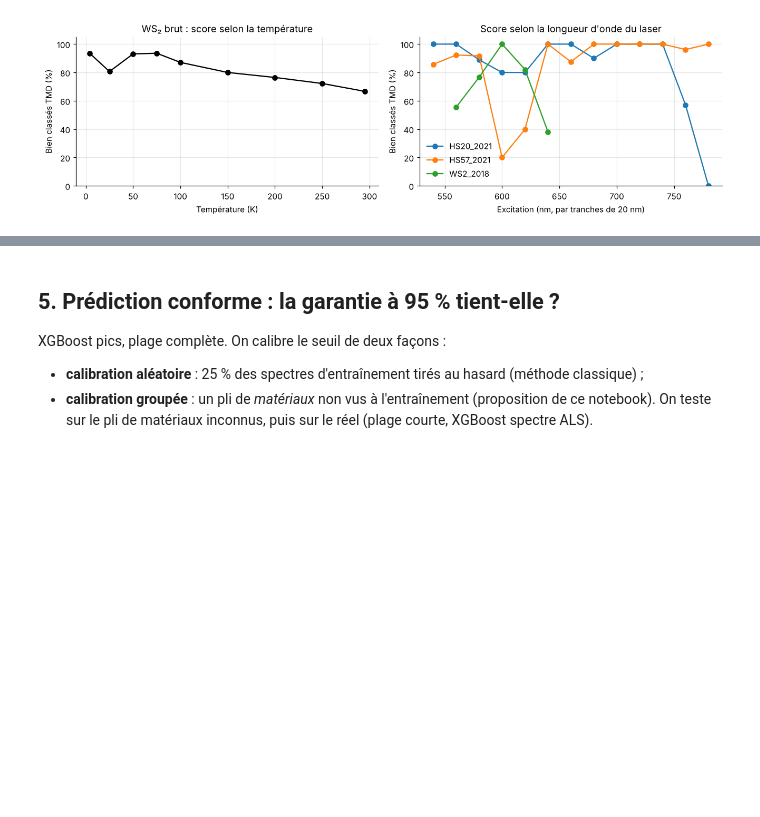
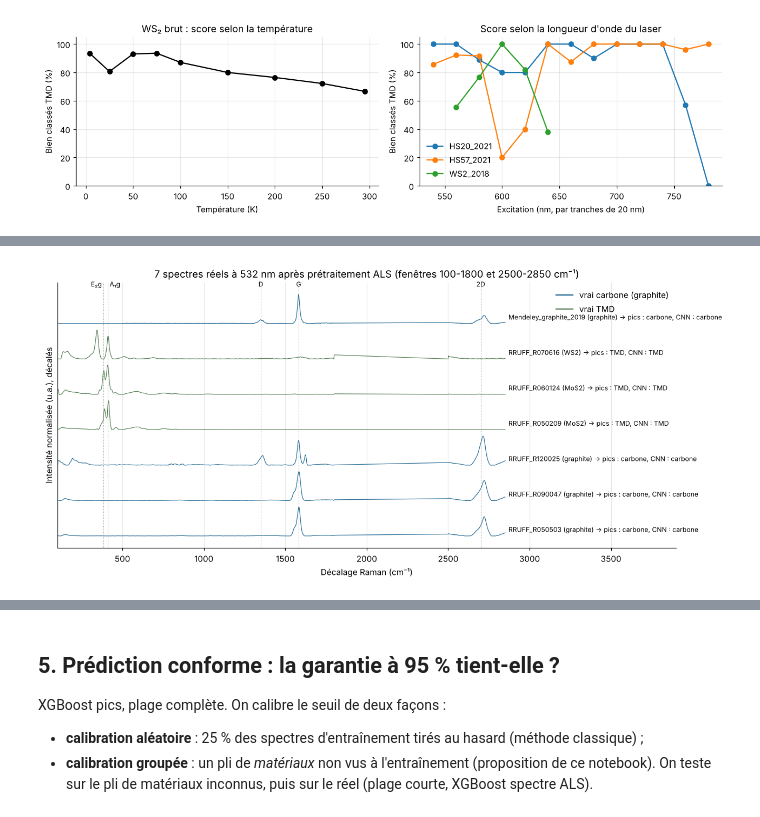
Before and after one commit to manalhdev/raman-2d-qc, a Jupyter notebook: notebooks/Modeles_Raman_v3.ipynb, the cells around one changed output, grey strips where cells are left out. Drawn from its saved outputs; the diff is of its cells as text; code cells hidden in the pictures; blank space fills up the shorter version.

```diff
--- a/notebooks/Modeles_Raman_v3.ipynb
+++ b/notebooks/Modeles_Raman_v3.ipynb
@@ -331,0 +412,18 @@ plt.tight_layout(); sauver(fig, "08_robustesse_reel"); plt.show()
+# %%
+PE, ge = pretraiter(X[EXT], grid, FENETRES_COMPLETES, ligne_de_base="als")
+FE_pics, FE_spec = pics(PE, ge), spectre_par_bandes(PE, 4)
+m_spec = xgboost().fit(FA_spec, yA); cnn_A = CNNEnsemble(n_modeles=3, epoques=20).fit(FA_spec, yA)
+a_, c_ = fA != 2, fA == 2   # conforme calibré sur un pli de matériaux non vus
+conf_E = Conforme(xgboost().fit(FA_pics[a_], yA[a_])).calibrer(FA_pics[c_], yA[c_])
+nnE = NearestNeighbors(n_neighbors=2, metric="cosine").fit(FA_spec); seuil = np.quantile(nnE.kneighbors(FA_spec)[0][:, 1], .99)
+LE = lab[EXT].reset_index(drop=True)
+TE = pd.DataFrame({"source": LE.source, "vraie famille": LE.famille, "matériau": LE.materiau,
+    "XGBoost pics": [FAMILLES[k] for k in m_pics.predict(FE_pics)],
+    "proba pics": m_pics.predict_proba(FE_pics).max(1).round(2),
+    "XGBoost spectre": [FAMILLES[k] for k in m_spec.predict(FE_spec)],
+    "CNN 1D": [FAMILLES[k] for k in cnn_A.predict(FE_spec)],
+    "ensemble conforme 95 %": [", ".join(FAMILLES[k] for k in np.where(r)[0]) for r in conf_E.ensembles(FE_pics)],
+    "hors domaine": nnE.kneighbors(FE_spec)[0][:, 0] > seuil})
+display(TE)
+RES_EXT = {m: (TE[m] == TE["vraie famille"]).mean() for m in ["XGBoost pics", "XGBoost spectre", "CNN 1D"]}
+print("Bien classés sur 7 :", {k: f"{round(v * 7)}/7" for k, v in RES_EXT.items()})
@@ -331,0 +440,14 @@ plt.tight_layout(); sauver(fig, "08_robustesse_reel"); plt.show()
+# %%
+fig, ax = plt.subplots(figsize=(12, 5.5))
+for k, (p, row) in enumerate(zip(PE, TE.itertuples())):
+    ax.plot(ge, p * .9 + k * 1.1, color=COULEURS[row[2]], lw=.8)
+    ax.text(ge[-1] + 20, k * 1.1 + .2, f"{row[1]} ({row[3]}) → pics : {row[4]}, CNN : {row[7]}", fontsize=8, va="center")
+for x0, t, ha in [(1350, "D", "center"), (1582, "G", "center"), (2700, "2D", "center"), (385, "E₂g ", "right"), (410, " A₁g", "left")]:
+    ax.axvline(x0, ls=":", c="grey", lw=.7); ax.text(x0, 7.75, t, fontsize=8, ha=ha)
+ax.set(title="7 spectres réels à 532 nm après prétraitement ALS (fenêtres 100-1800 et 2500-2850 cm⁻¹)", xlabel=CM,
+       ylabel=UA + ", décalés", xlim=(100, 3900), yticks=[])
+from matplotlib.lines import Line2D
+ax.legend([Line2D([], [], color=COULEURS[c]) for c in ["carbone", "TMD"]], ["vrai carbone (graphite)", "vrai TMD"], loc="upper right")
+plt.tight_layout(); sauver(fig, "08b_reel_532nm_plage_complete"); plt.show()
+# %% [output]
+[figure, added]
```
Also changed, not shown: parts of 16 cells of this notebook, 49 other files.
